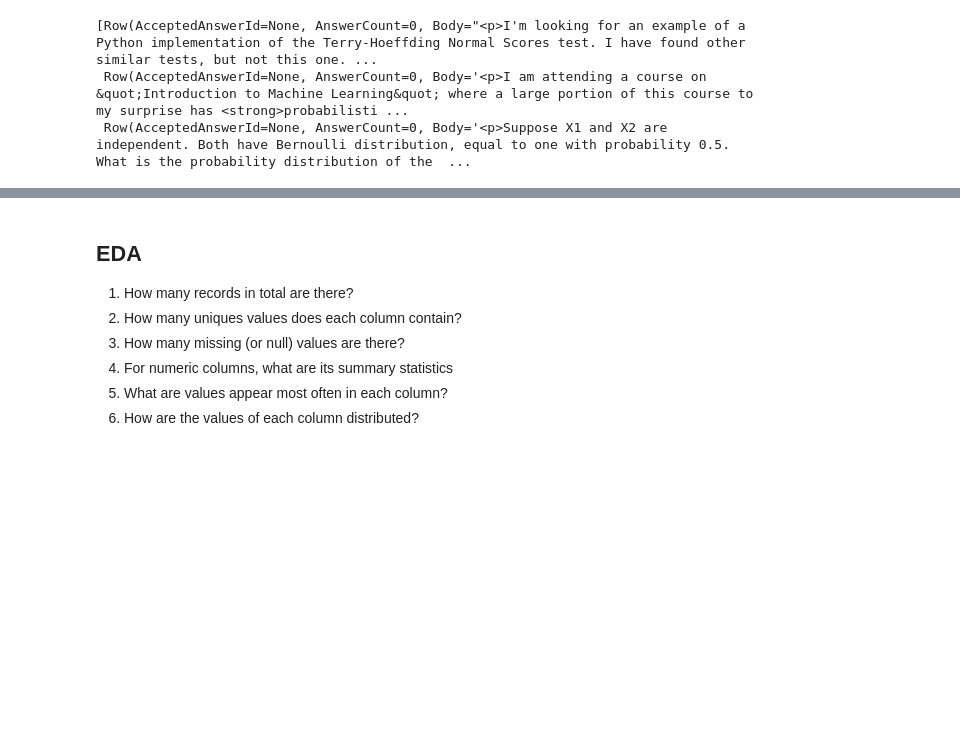
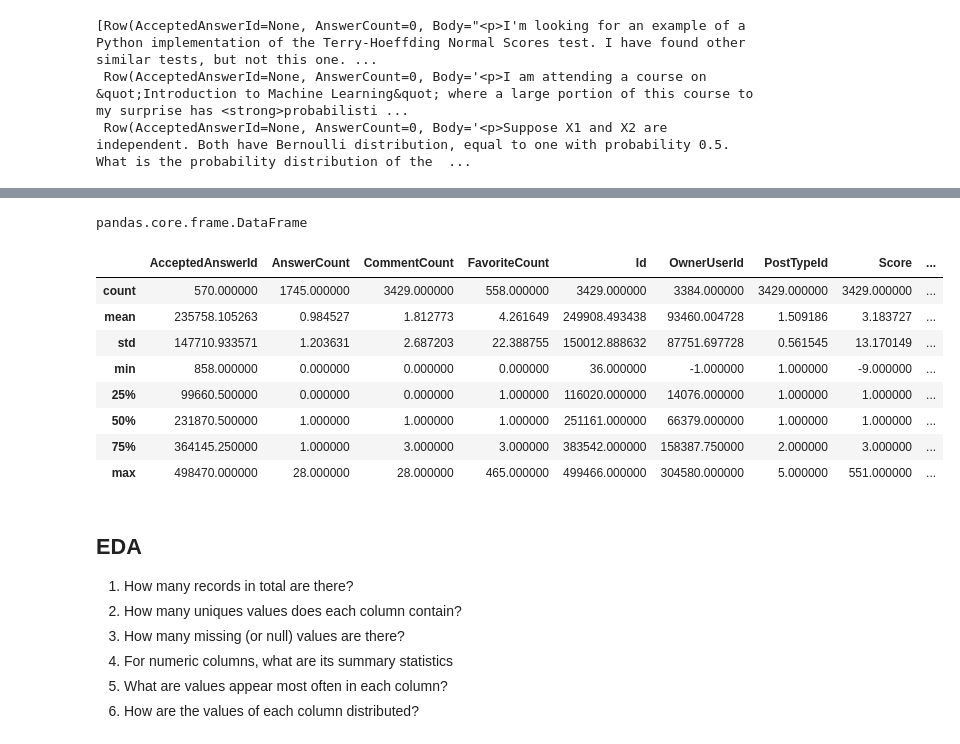
Before and after one commit to jonathandinu/spark-ds-pearson, a Jupyter notebook: code/intro-spark.ipynb, the cells around one changed output, grey strips where cells are left out. Saved outputs shown, nothing was run; the diff lists cells and outputs as text; code cells hidden in the pictures; blank space fills up the shorter version.

```diff
--- a/code/intro-spark.ipynb
+++ b/code/intro-spark.ipynb
@@ -243,2 +286,2 @@ df.tail(3)
 # %%
-pd_df = df.sample(fraction=0.01).toPandas()
+sample = df.sample(fraction=0.01)
@@ -250,3 +308,21 @@ pd_df.Score.plot.kde()
+# %%
+pd_df = sample.toPandas()
+# %%
+type(pd_df)
+# %% [output]
+pandas.core.frame.DataFrame
+# %%
+pd_df.describe()
+# %% [output]
+|  | AcceptedAnswerId | AnswerCount | CommentCount | FavoriteCount | Id | OwnerUserId | PostTypeId | Score | ... |
+| count | 570.000000 | 1745.000000 | 3429.000000 | 558.000000 | 3429.000000 | 3384.000000 | 3429.000000 | 3429.000000 | ... |
+| mean | 235758.105263 | 0.984527 | 1.812773 | 4.261649 | 249908.493438 | 93460.004728 | 1.509186 | 3.183727 | ... |
+| std | 147710.933571 | 1.203631 | 2.687203 | 22.388755 | 150012.888632 | 87751.697728 | 0.561545 | 13.170149 | ... |
+| min | 858.000000 | 0.000000 | 0.000000 | 0.000000 | 36.000000 | -1.000000 | 1.000000 | -9.000000 | ... |
+| 25% | 99660.500000 | 0.000000 | 0.000000 | 1.000000 | 116020.000000 | 14076.000000 | 1.000000 | 1.000000 | ... |
+| 50% | 231870.500000 | 1.000000 | 1.000000 | 1.000000 | 251161.000000 | 66379.000000 | 1.000000 | 1.000000 | ... |
+| 75% | 364145.250000 | 1.000000 | 3.000000 | 3.000000 | 383542.000000 | 158387.750000 | 2.000000 | 3.000000 | ... |
+| max | 498470.000000 | 28.000000 | 28.000000 | 465.000000 | 499466.000000 | 304580.000000 | 5.000000 | 551.000000 | ... |
 # %% [markdown]
 ## EDA
 
```
Also changed, not shown: parts of 33 cells of this notebook, 2 other files.
